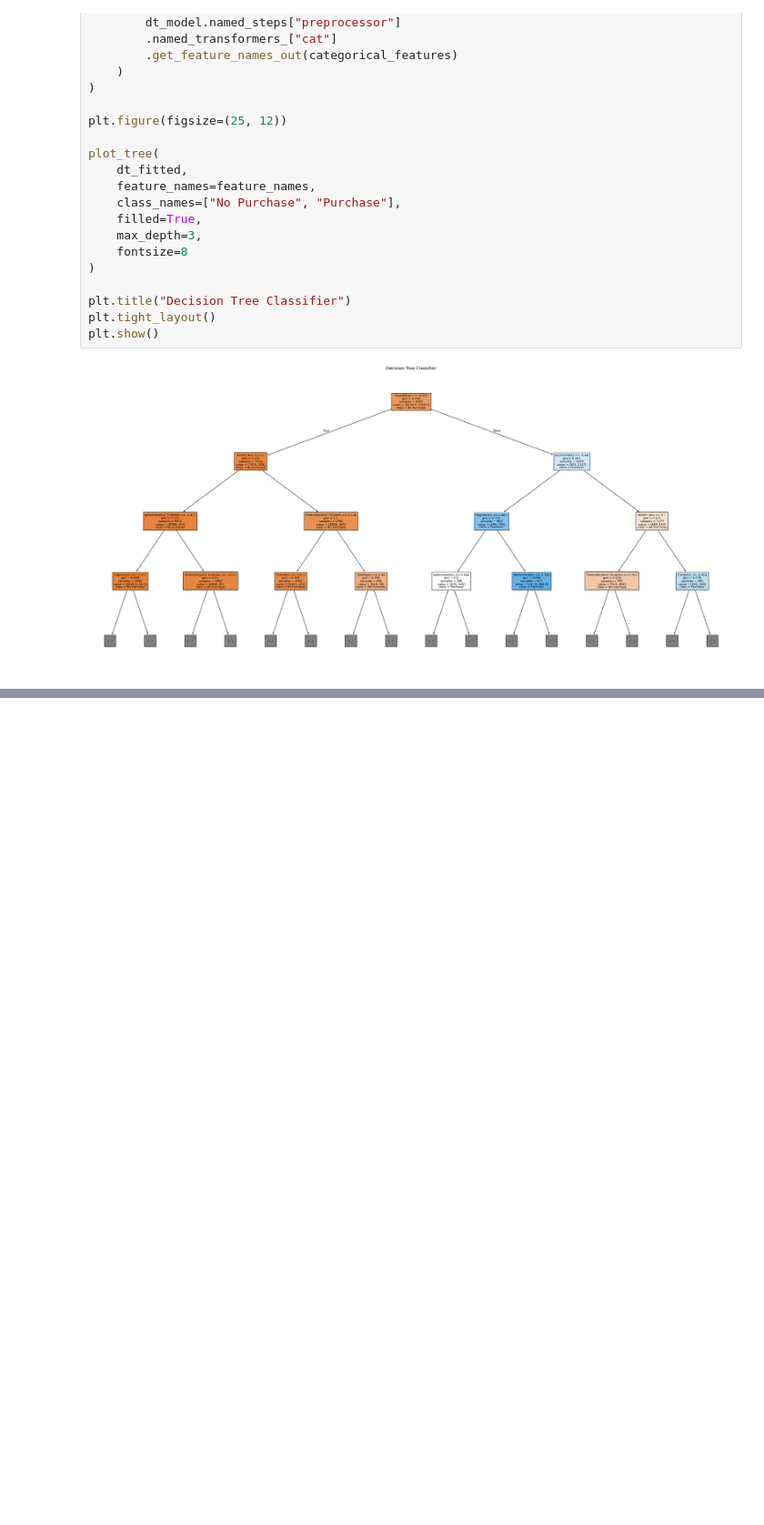
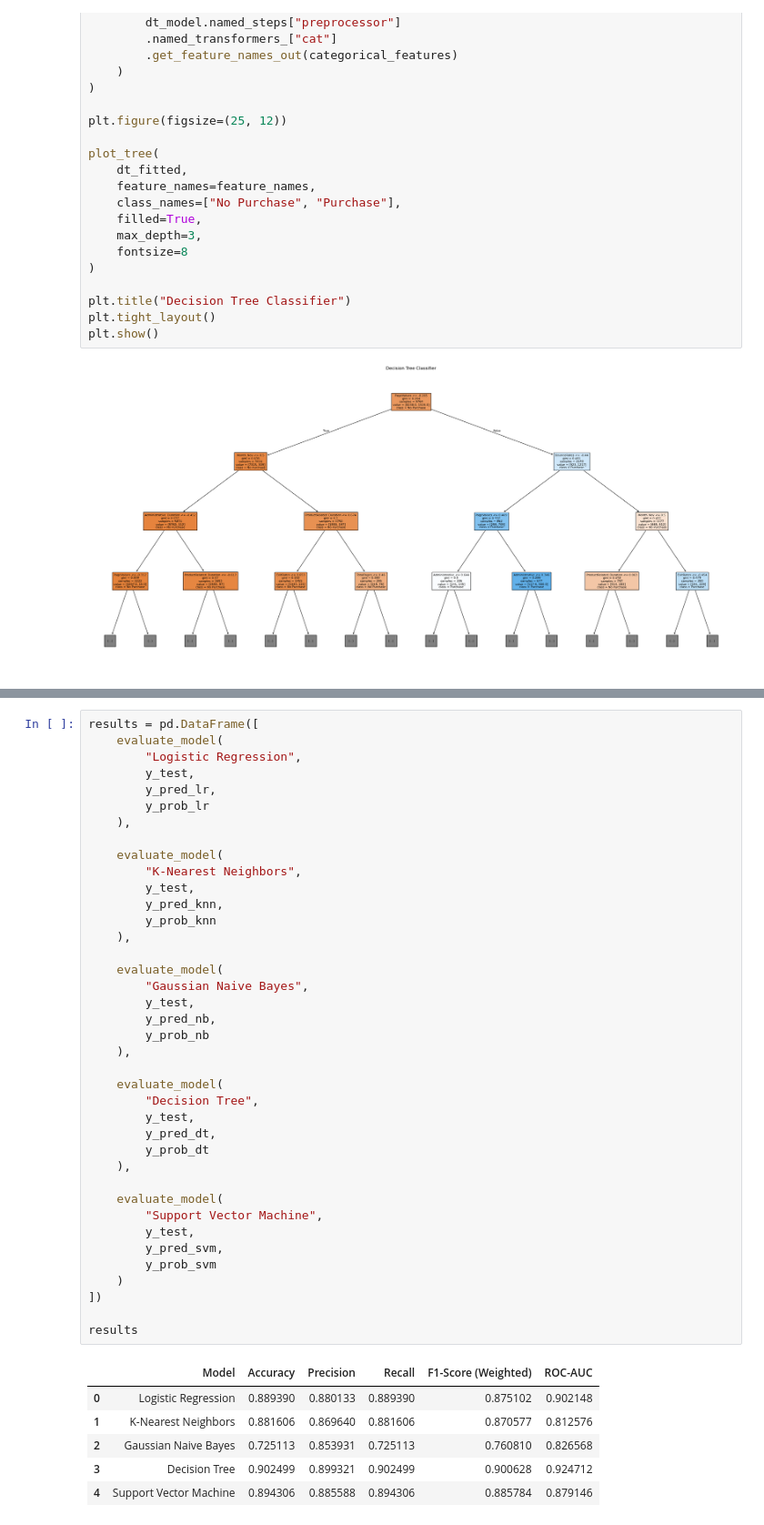
Before and after one commit to pragna100510/ML_Capstone, a Jupyter notebook: classification/classification.ipynb, the cells around one changed output, grey strips where cells are left out. Shown at 91% size. Drawn from its saved outputs; the diff is of its cells as text; blank space fills up the shorter version.

```diff
--- a/classification/classification.ipynb
+++ b/classification/classification.ipynb
@@ -736,0 +849,46 @@ plt.show()
+# %%
+results = pd.DataFrame([
+    evaluate_model(
+        "Logistic Regression",
+        y_test,
+        y_pred_lr,
+        y_prob_lr
+    ),
+
+    evaluate_model(
+        "K-Nearest Neighbors",
+        y_test,
+        y_pred_knn,
+        y_prob_knn
+    ),
+
+    evaluate_model(
+        "Gaussian Naive Bayes",
+        y_test,
+        y_pred_nb,
+        y_prob_nb
+    ),
+
+    evaluate_model(
+        "Decision Tree",
+        y_test,
+        y_pred_dt,
+        y_prob_dt
+    ),
+
+    evaluate_model(
+        "Support Vector Machine",
+        y_test,
+        y_pred_svm,
+        y_prob_svm
+    )
+])
+
+results
+# %% [output]
+|  | Model | Accuracy | Precision | Recall | F1-Score (Weighted) | ROC-AUC |
+| 0 | Logistic Regression | 0.889390 | 0.880133 | 0.889390 | 0.875102 | 0.902148 |
+| 1 | K-Nearest Neighbors | 0.881606 | 0.869640 | 0.881606 | 0.870577 | 0.812576 |
+| 2 | Gaussian Naive Bayes | 0.725113 | 0.853931 | 0.725113 | 0.760810 | 0.826568 |
+| 3 | Decision Tree | 0.902499 | 0.899321 | 0.902499 | 0.900628 | 0.924712 |
+| 4 | Support Vector Machine | 0.894306 | 0.885588 | 0.894306 | 0.885784 | 0.879146 |
```
Also changed, not shown: parts of 16 cells of this notebook.
